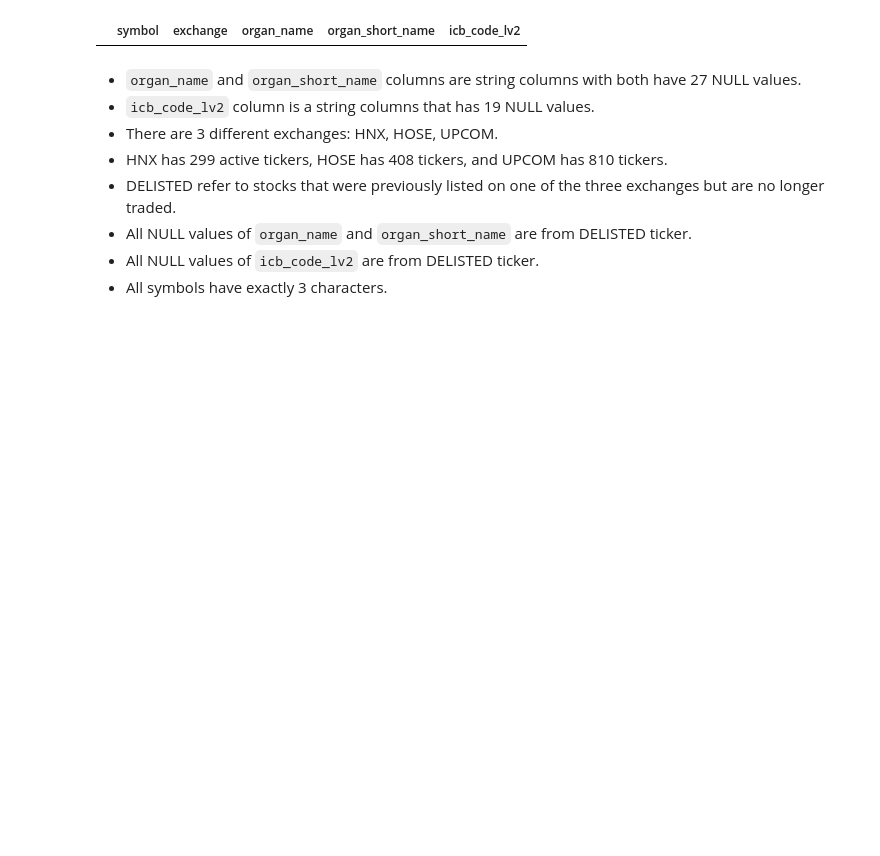
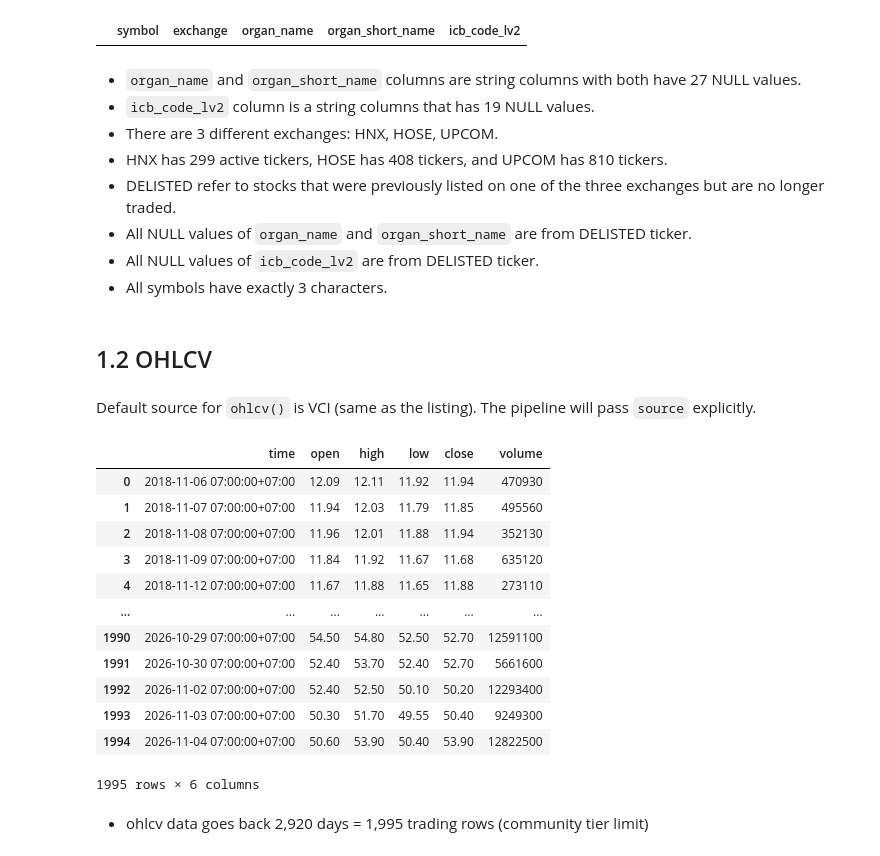
Before and after one commit to DanhHoangLongDuong/Vietnam-stock-market-pipeline, a Jupyter notebook: notebooks/explore.ipynb, the cells around one changed output. Drawn from its saved outputs; the diff is of its cells as text; code cells hidden in the pictures; blank space fills up the shorter version.

Commit message:
update OHLCV

```diff
--- a/notebooks/explore.ipynb
+++ b/notebooks/explore.ipynb
@@ -111,3 +111,28 @@ ticker_table[ticker_table["symbol"].str.len() != 3]
 - All NULL values of `organ_name` and `organ_short_name` are from DELISTED ticker.
 - All NULL values of `icb_code_lv2` are from DELISTED ticker.
 - All symbols have exactly 3 characters.
+# %% [markdown]
+## 1.2 OHLCV
+# %% [markdown]
+Default source for `ohlcv()` is VCI (same as the listing). The pipeline will pass `source` explicitly.
+# %%
+mkt = vnstock.Market()
+fpt_ohlcv = mkt.equity("FPT").ohlcv(start="2013-05-22")
+# %%
+fpt_ohlcv
+# %% [output]
+|  | time | open | high | low | close | volume |
+| 0 | 2018-11-06 07:00:00+07:00 | 12.09 | 12.11 | 11.92 | 11.94 | 470930 |
+| 1 | 2018-11-07 07:00:00+07:00 | 11.94 | 12.03 | 11.79 | 11.85 | 495560 |
+| 2 | 2018-11-08 07:00:00+07:00 | 11.96 | 12.01 | 11.88 | 11.94 | 352130 |
+| 3 | 2018-11-09 07:00:00+07:00 | 11.84 | 11.92 | 11.67 | 11.68 | 635120 |
+| 4 | 2018-11-12 07:00:00+07:00 | 11.67 | 11.88 | 11.65 | 11.88 | 273110 |
+| ... | ... | ... | ... | ... | ... | ... |
+| 1990 | 2026-10-29 07:00:00+07:00 | 54.50 | 54.80 | 52.50 | 52.70 | 12591100 |
+| 1991 | 2026-10-30 07:00:00+07:00 | 52.40 | 53.70 | 52.40 | 52.70 | 5661600 |
+| 1992 | 2026-11-02 07:00:00+07:00 | 52.40 | 52.50 | 50.10 | 50.20 | 12293400 |
+| 1993 | 2026-11-03 07:00:00+07:00 | 50.30 | 51.70 | 49.55 | 50.40 | 9249300 |
+| 1994 | 2026-11-04 07:00:00+07:00 | 50.60 | 53.90 | 50.40 | 53.90 | 12822500 |
+1995 rows × 6 columns
+# %% [markdown]
+- ohlcv data goes back 2,920 days = 1,995 trading rows (community tier limit)
```
Also changed, not shown: parts of 13 cells of this notebook, 1 other file.
